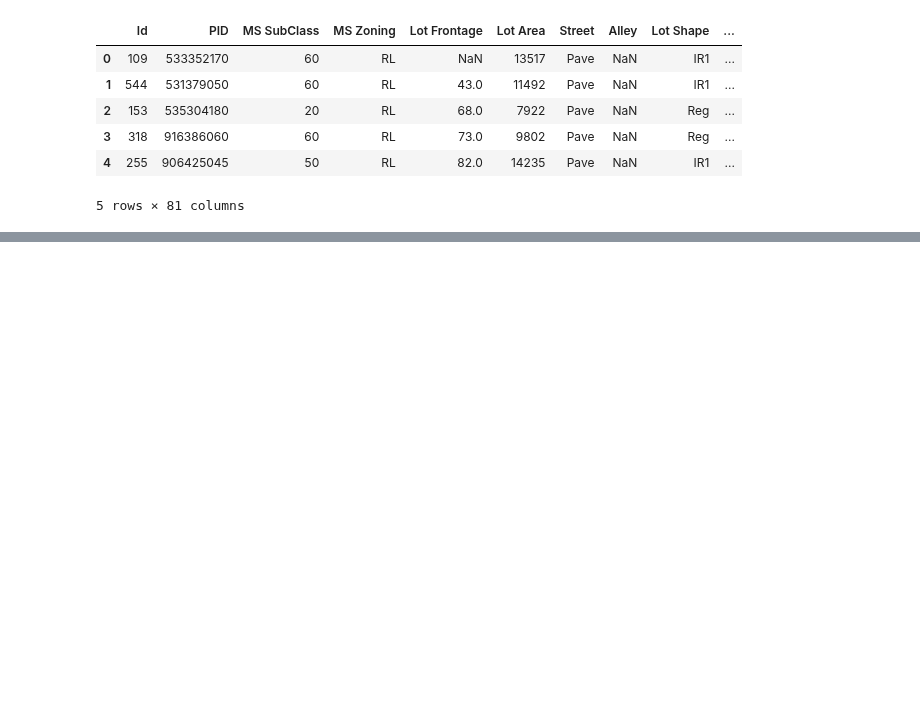
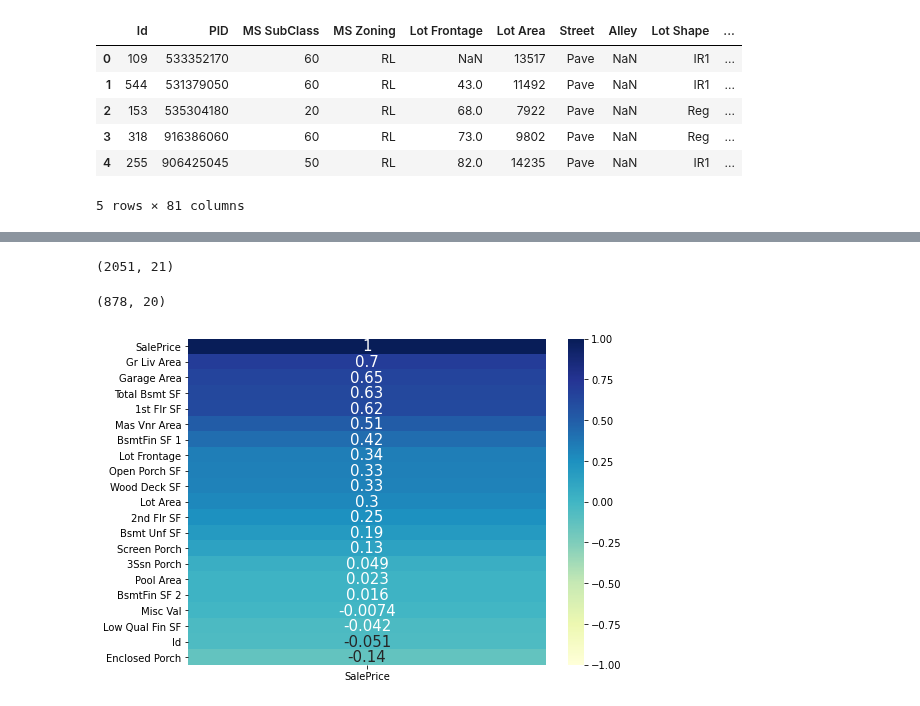
Before and after one commit to amcurley/GA_projects, a Jupyter notebook: Projects/project_2-master/continous_cleaning-Copy1.ipynb, the cells around one changed output, grey strips where cells are left out. Cells and saved outputs as stored; diff of their text form; code cells hidden in the pictures; blank space fills up the shorter version.

```diff
--- a/Projects/project_2-master/continous_cleaning-Copy1.ipynb
+++ b/Projects/project_2-master/continous_cleaning-Copy1.ipynb
@@ -685,0 +23,23 @@ plt.scatter(train_df['Misc Val'], train_df['SalePrice'], alpha=0.5);
+# %%
+continous_columns = ['Id', 'Lot Frontage', 'Lot Area', 'Mas Vnr Area', 'BsmtFin SF 1', 'BsmtFin SF 2',
+                             'Bsmt Unf SF', 'Total Bsmt SF', '1st Flr SF', '2nd Flr SF', 'Low Qual Fin SF', 'Gr Liv Area',
+                             'Garage Area', 'Wood Deck SF', 'Open Porch SF', 'Enclosed Porch', '3Ssn Porch',
+                             'Screen Porch', 'Pool Area', 'Misc Val', 'SalePrice']
+# %%
+train_df[continous_columns].shape
+# %% [output]
+(2051, 21)
+# %%
+test_df[continous_columns[:-1]].shape
+# %% [output]
+(878, 20)
+# %%
+plt.figure(figsize=(8,6))
+sns.heatmap(continous_columns.corr()[['SalePrice']].sort_values(by="SalePrice",
+       ascending=False),
+           annot=True,
+           cmap='YlGnBu',
+           annot_kws={'fontsize':15},
+           vmin=-1, vmax=1, );
+# %% [output]
+[figure, added]
```
Also changed, not shown: parts of 130 cells of this notebook, 33 other files.
